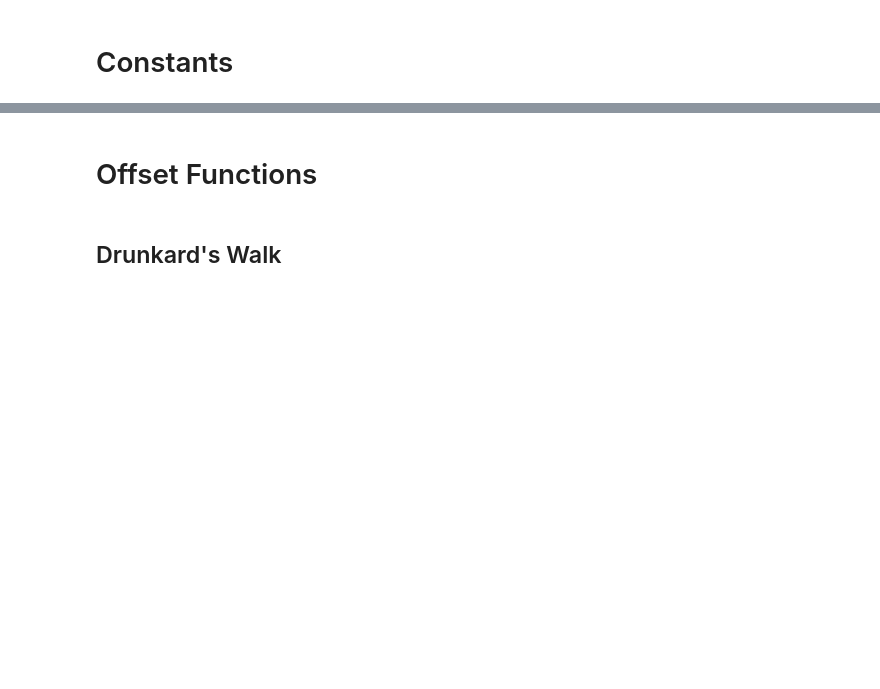
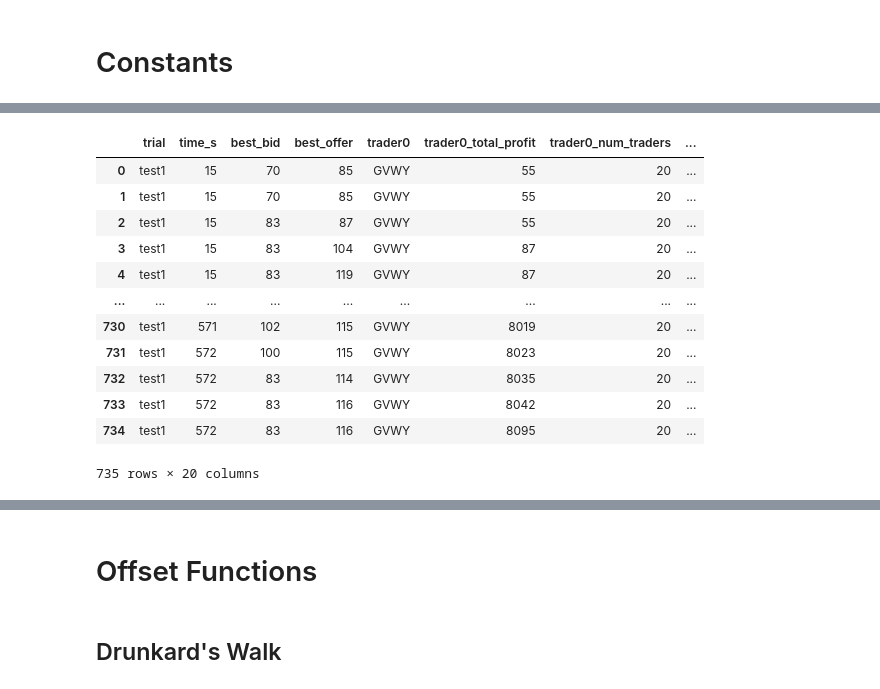
Before and after one commit to antonwallstedt/comsm0046-fintech, a Jupyter notebook: prototyping/proto.ipynb, the cells around one changed output, grey strips where cells are left out. Drawn from its saved outputs; the diff is of its cells as text; code cells hidden in the pictures; blank space fills up the shorter version.

Commit message:
Exploring BSE and running simple tests

```diff
--- a/prototyping/proto.ipynb
+++ b/prototyping/proto.ipynb
@@ -18,0 +30,12 @@ ORDER_INTERVAL = 15
+# %%
+buyers_spec = [
+    ('ZIP', 10),
+    ('ZIC', 10),
+    ('GVWY', 10),
+    ('PRDE', 10, {'k': 4, 's_min': -1, 's_max': 1})
+]
+sellers_spec = buyers_spec
+num_sellers  = 20
+num_buyers   = 20
+
+traders_spec = {'sellers': sellers_spec, 'buyers': buyers_spec}
@@ -18,0 +76,13 @@ ORDER_INTERVAL = 15
+# %%
+def generate_header(buyers_spec):
+    header = ['trial', 'time_s', 'best_bid', 'best_offer']
+    for i, _ in enumerate(buyers_spec):
+        header += [f'trader{i}', f'trader{i}_total_profit', f'trader{i}_num_traders', f'trader{i}_avg_profit']
+    return header
+# %%
+def read_data(path, traders_spec):
+    if traders_spec['sellers'] == traders_spec['buyers']:
+        header = generate_header(traders_spec['sellers'])
+    df = pd.read_csv(path, usecols=range(len(header)),
+                     lineterminator='\n', names=header)
+    return df
@@ -18,0 +92,17 @@ ORDER_INTERVAL = 15
+# %%
+df = read_data('test1data.csv', traders_spec)
+df
+# %% [output]
+|  | trial | time_s | best_bid | best_offer | trader0 | trader0_total_profit | trader0_num_traders | ... |
+| 0 | test1 | 15 | 70 | 85 | GVWY | 55 | 20 | ... |
+| 1 | test1 | 15 | 70 | 85 | GVWY | 55 | 20 | ... |
+| 2 | test1 | 15 | 83 | 87 | GVWY | 55 | 20 | ... |
+| 3 | test1 | 15 | 83 | 104 | GVWY | 87 | 20 | ... |
+| 4 | test1 | 15 | 83 | 119 | GVWY | 87 | 20 | ... |
+| ... | ... | ... | ... | ... | ... | ... | ... | ... |
+| 730 | test1 | 571 | 102 | 115 | GVWY | 8019 | 20 | ... |
+| 731 | test1 | 572 | 100 | 115 | GVWY | 8023 | 20 | ... |
+| 732 | test1 | 572 | 83 | 114 | GVWY | 8035 | 20 | ... |
+| 733 | test1 | 572 | 83 | 116 | GVWY | 8042 | 20 | ... |
+| 734 | test1 | 572 | 83 | 116 | GVWY | 8095 | 20 | ... |
+735 rows × 20 columns
```
Also changed, not shown: parts of 38 cells of this notebook, 6 other files.
